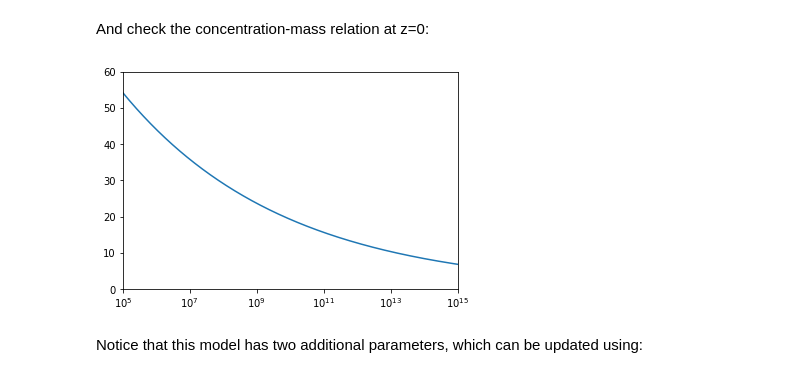
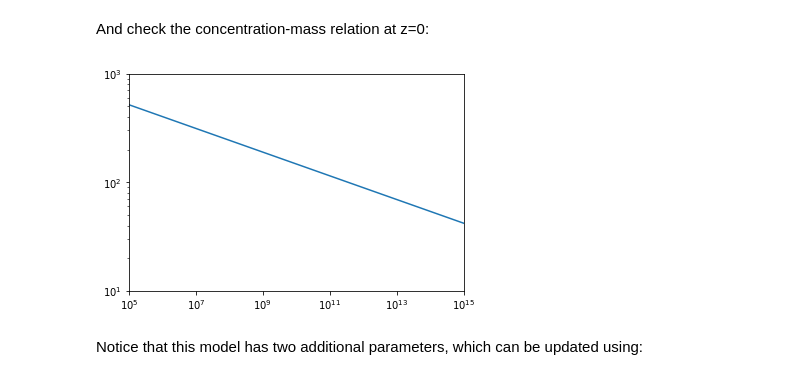
Before and after one commit to halomod/halomod, a Jupyter notebook: docs/examples/extension.ipynb, the cells around one changed output. Cells and saved outputs as stored; diff of their text form; code cells hidden in the pictures.

```diff
--- a/docs/examples/extension.ipynb
+++ b/docs/examples/extension.ipynb
@@ -131,16 +132,18 @@ Note that for the concentration-mass relation that you put in, you need to speci
 And construct our halo model with it:
 # %%
 hm = TracerHaloModel(tracer_concentration_model=Maccio07,
-                    tracer_concentration_params={'c_0': 28.65, "gamma": 1.45})
+#                    tracer_concentration_params={'c_0': 28.65, "gamma": 1.45}
+                    )
 # %% [markdown]
 And check the concentration-mass relation at z=0:
 # %%
-plt.plot(hm.m,hm.halo_concentration.cm(hm.m,0))
+plt.plot(hm.m,hm.tracer_concentration.cm(hm.m,0))
 plt.xscale('log')
 plt.xlim(1e5,1e15)
-plt.ylim((0,60));
+plt.ylim((1e1,1e3))
+plt.yscale('log');
 # %% [output]
-[figure, old version]
+[figure, new version]
 # %% [markdown]
 Notice that this model has two additional parameters, which can be updated using:
 # %%
```
Also changed, not shown: parts of 6 cells of this notebook.
